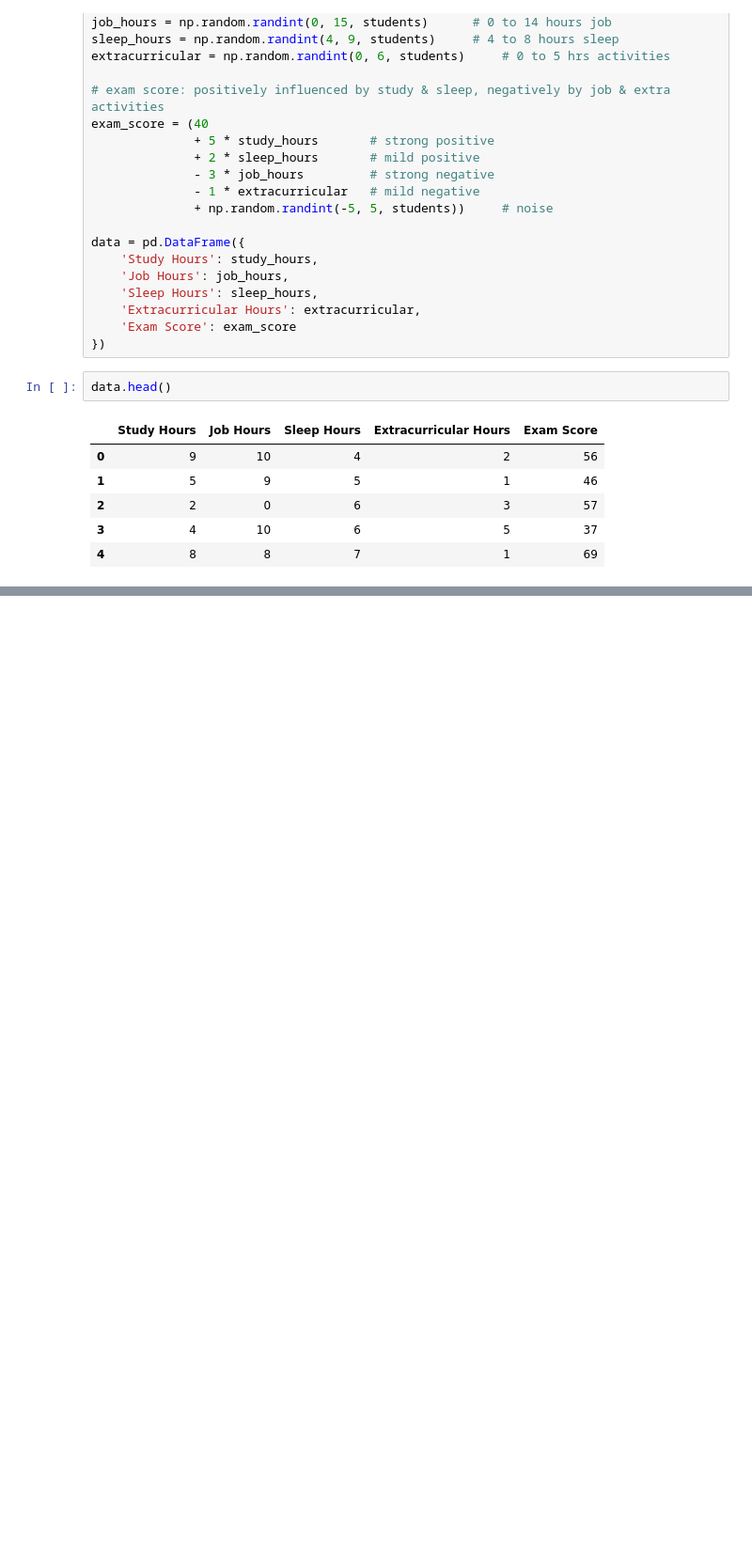
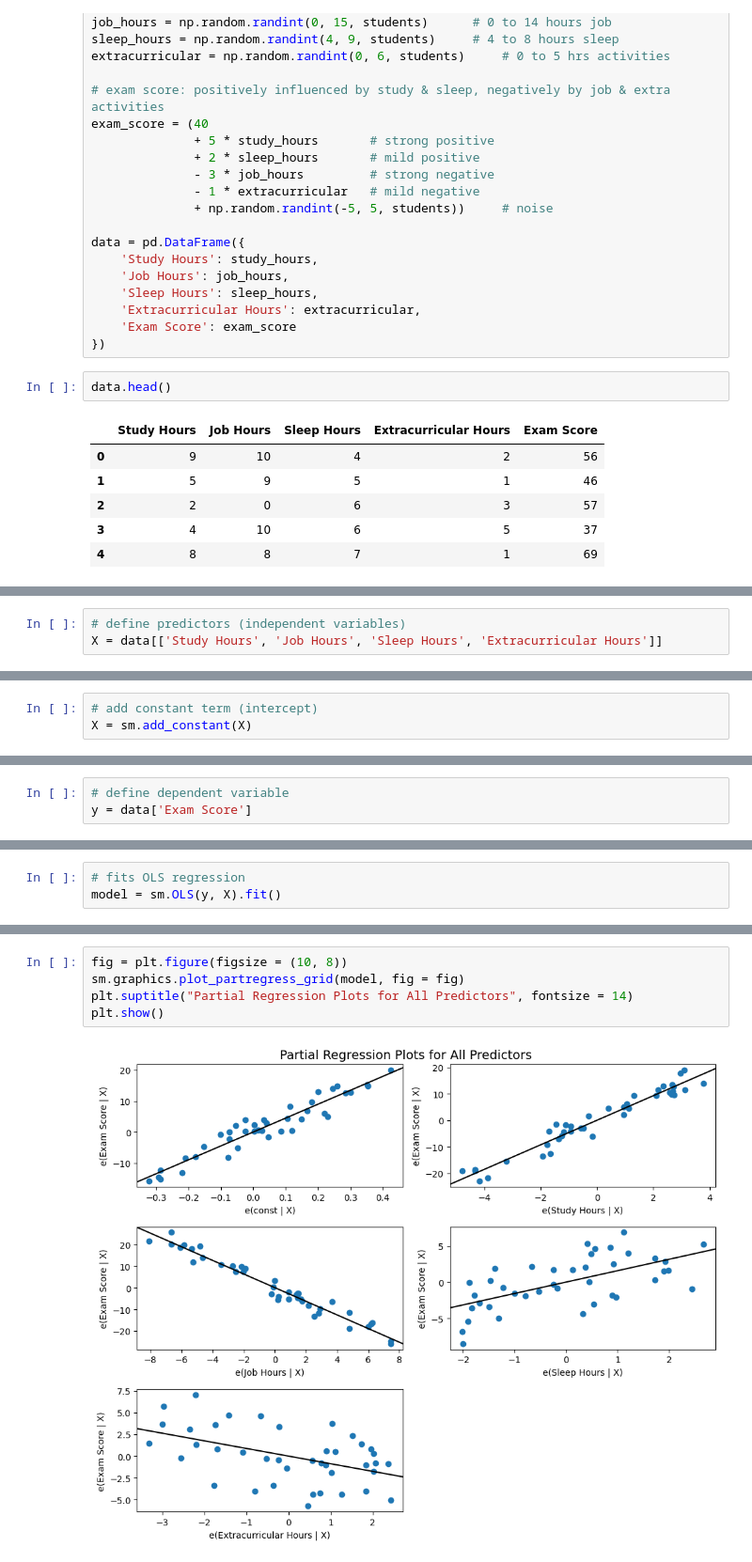
Before and after one commit to hassanmajaro/ai_engineering, a Jupyter notebook: module_2/week10/correlation.ipynb, the cells around one changed output, grey strips where cells are left out. Shown: that part at 94% size. Cells and saved outputs as stored; diff of their text form; blank space fills up the shorter version.

```diff
--- a/module_2/week10/correlation.ipynb
+++ b/module_2/week10/correlation.ipynb
@@ -148,0 +438,3 @@ data.head()
+# %%
+# define predictors (independent variables)
+X = data[['Study Hours', 'Job Hours', 'Sleep Hours', 'Extracurricular Hours']]
@@ -148,0 +450,3 @@ data.head()
+# %%
+# add constant term (intercept)
+X = sm.add_constant(X)
@@ -148,0 +473,3 @@ data.head()
+# %%
+# define dependent variable
+y = data['Exam Score']
@@ -148,0 +485,3 @@ data.head()
+# %%
+# fits OLS regression
+model = sm.OLS(y, X).fit()
@@ -148,0 +537,7 @@ data.head()
+# %%
+fig = plt.figure(figsize = (10, 8))
+sm.graphics.plot_partregress_grid(model, fig = fig)
+plt.suptitle("Partial Regression Plots for All Predictors", fontsize = 14)
+plt.show()
+# %% [output]
+[figure, added]
```
Also changed, not shown: parts of 37 cells of this notebook, 1 other file.
